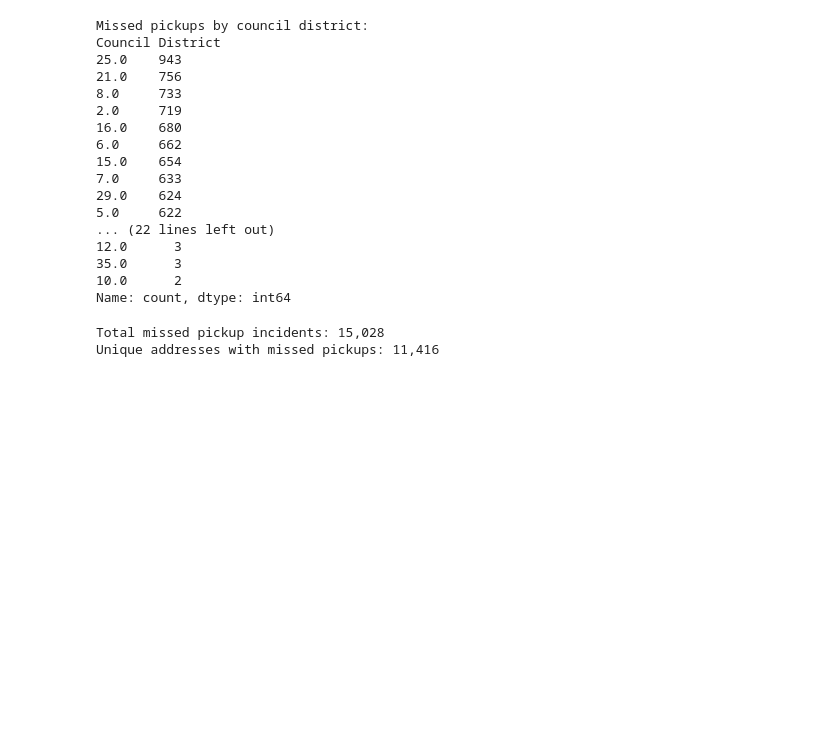
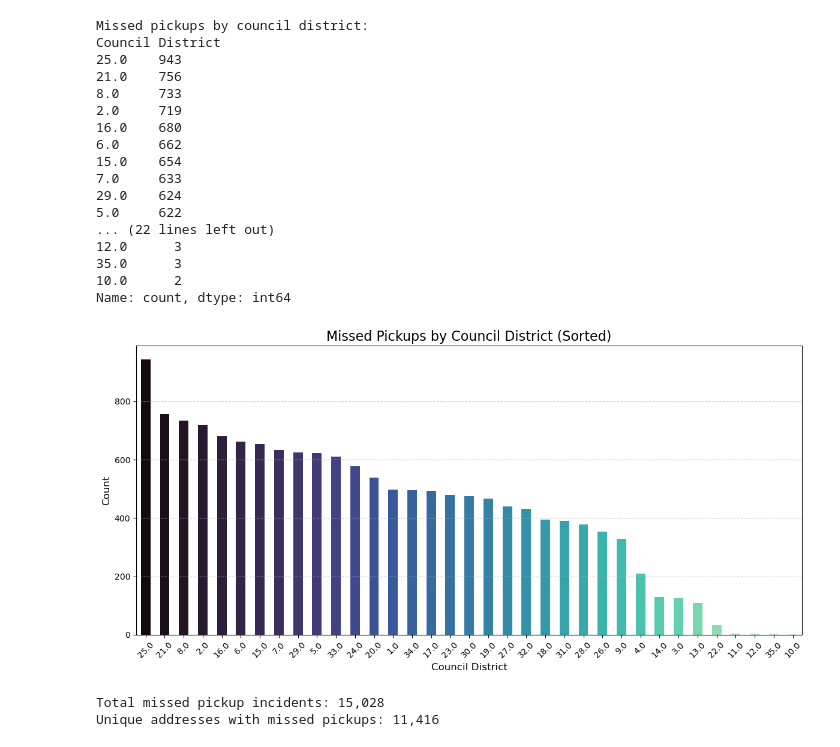
Before and after one commit to NSS-Data-Analytics-Cohort-14/trash-pickups-v2-seanfahey1127, a Jupyter notebook: notebooks/trash-pickups.ipynb, the cells around one changed output. Saved outputs shown, nothing was run; the diff lists cells and outputs as text; code cells hidden in the pictures; blank space fills up the shorter version.

```diff
--- a/notebooks/trash-pickups.ipynb
+++ b/notebooks/trash-pickups.ipynb
@@ -134,6 +156,21 @@ Council District
 35.0      3
 10.0      2
 Name: count, dtype: int64
+# %%
+import matplotlib.pyplot as plt
+import seaborn as sns
+
+plt.figure(figsize=(12, 6))
+district_counts.plot.bar(color=sns.color_palette("mako", len(district_counts)))
+plt.title('Missed Pickups by Council District (Sorted)', fontsize=16)
+plt.xlabel('Council District', fontsize=12)
+plt.ylabel('Count', fontsize=12)
+plt.xticks(rotation=45)
+plt.grid(axis='y', linestyle='--', alpha=0.7)
+plt.tight_layout()
+plt.show()
+# %% [output]
+[figure, added]
 # %%
 missed = trashpickup_df[trashpickup_df['Request'].str.contains('missed|pickup', case=False, na=False)]
 total_incidents = len(missed)
```
Also changed, not shown: parts of 2 cells of this notebook.
